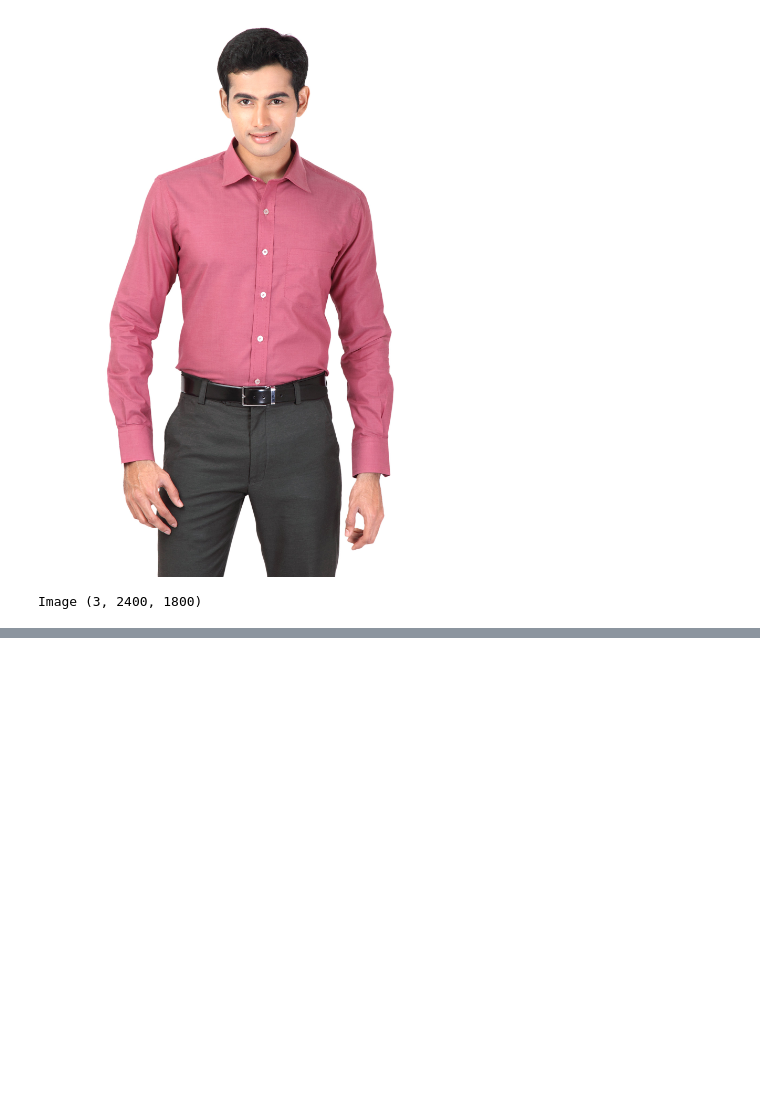
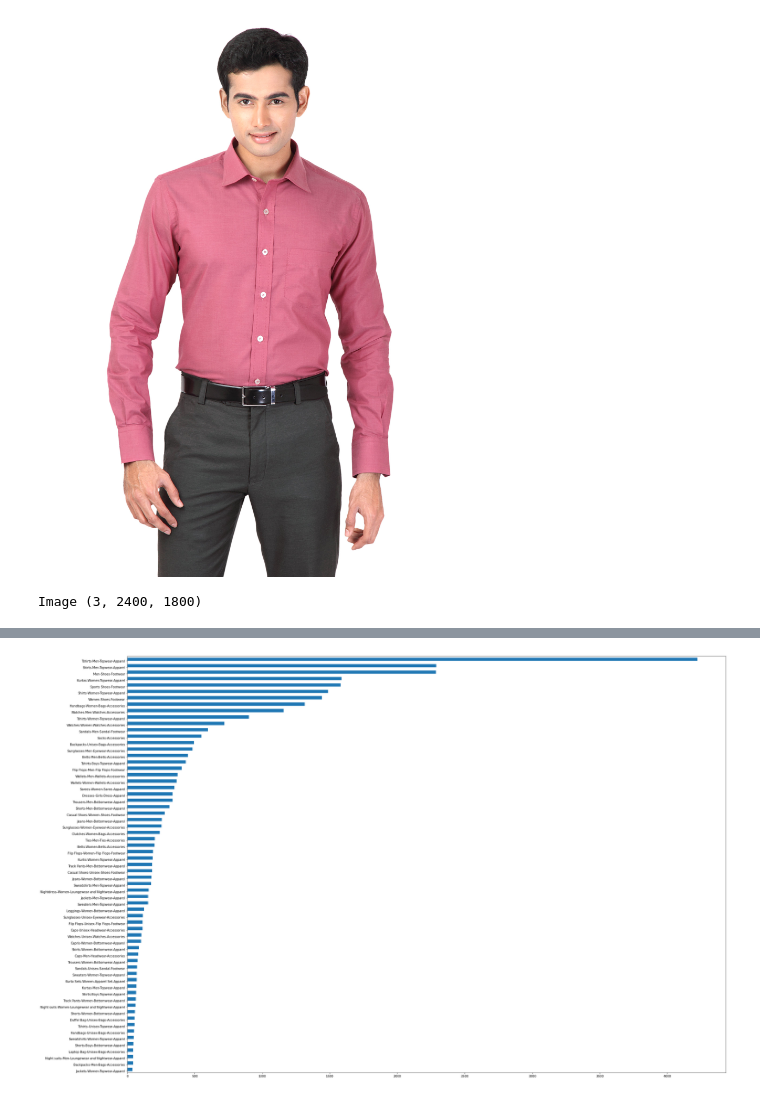
Before and after one commit to Rohit442/NR, a Jupyter notebook: analysing_dataset.ipynb, the cells around one changed output, grey strips where cells are left out. Saved outputs shown, nothing was run; the diff lists cells and outputs as text; code cells hidden in the pictures; blank space fills up the shorter version.

```diff
--- a/analysing_dataset.ipynb
+++ b/analysing_dataset.ipynb
@@ -175,0 +238,5 @@ df_100.to_csv("top_100_catagory.csv",index=False)
+# %%
+
+ax = df.label.value_counts().sort_values(ascending=True).plot.barh( x='Number of images',align='edge', width=0.5,figsize=(35,25)).get_figure()
+# %% [output]
+[figure, added]
```
Also changed, not shown: parts of 9 cells of this notebook.
